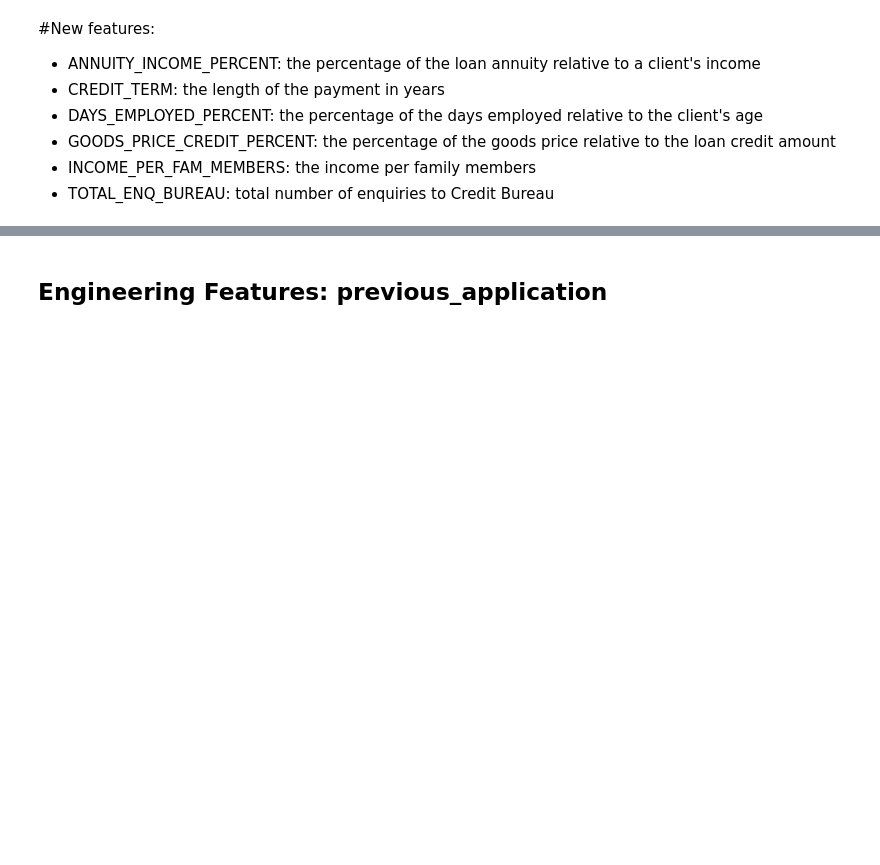
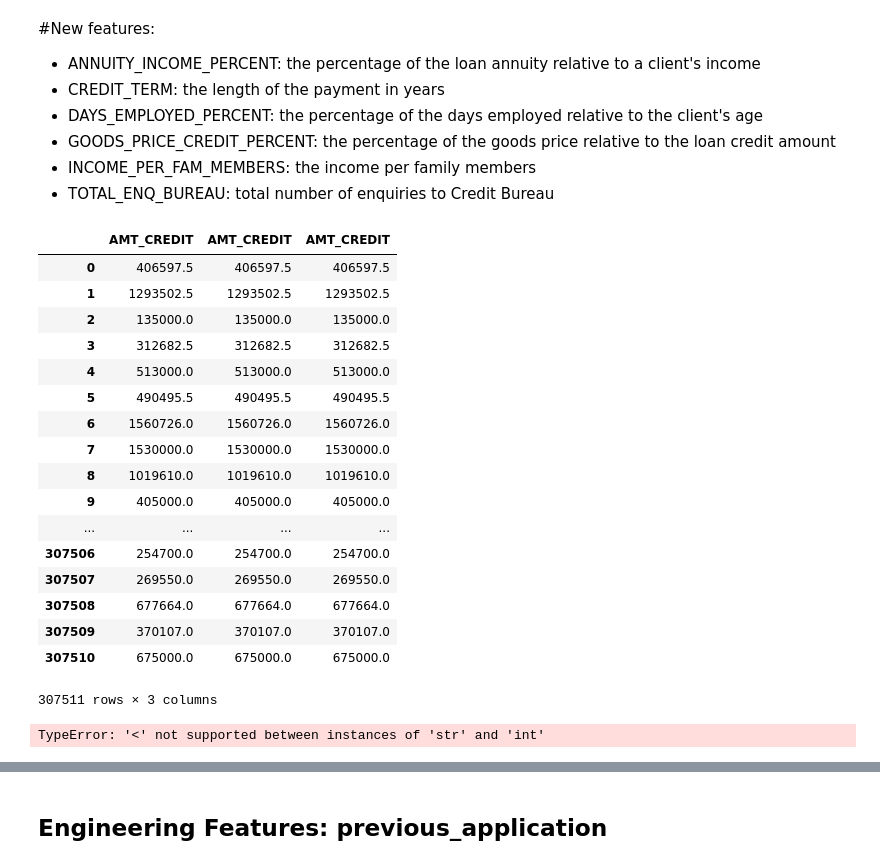
Before and after one commit to xgu1-ds/Machine-Learning-Home-Credit-Default-Risk-HCDR-, a Jupyter notebook: Phase-1/HCDR-Project_Phase_1_xin.ipynb, the cells around one changed output, grey strips where cells are left out. Saved outputs shown, nothing was run; the diff lists cells and outputs as text; code cells hidden in the pictures; blank space fills up the shorter version.

```diff
--- a/Phase-1/HCDR-Project_Phase_1_xin.ipynb
+++ b/Phase-1/HCDR-Project_Phase_1_xin.ipynb
@@ -1104 +1020,28 @@ Pre_appsDF[0:50][(Pre_appsDF["SK_ID_CURR"]==175704) & ~(Pre_appsDF["AMT_CREDIT"]
+# %%
+
+apps_train['AMT_CREDIT']
+# %% [output]
+|  | AMT_CREDIT | AMT_CREDIT | AMT_CREDIT |
+| 0 | 406597.5 | 406597.5 | 406597.5 |
+| 1 | 1293502.5 | 1293502.5 | 1293502.5 |
+| 2 | 135000.0 | 135000.0 | 135000.0 |
+| 3 | 312682.5 | 312682.5 | 312682.5 |
+| 4 | 513000.0 | 513000.0 | 513000.0 |
+| 5 | 490495.5 | 490495.5 | 490495.5 |
+| 6 | 1560726.0 | 1560726.0 | 1560726.0 |
+| 7 | 1530000.0 | 1530000.0 | 1530000.0 |
+| 8 | 1019610.0 | 1019610.0 | 1019610.0 |
+| 9 | 405000.0 | 405000.0 | 405000.0 |
+| ... | ... | ... | ... |
+| 307506 | 254700.0 | 254700.0 | 254700.0 |
+| 307507 | 269550.0 | 269550.0 | 269550.0 |
+| 307508 | 677664.0 | 677664.0 | 677664.0 |
+| 307509 | 370107.0 | 370107.0 | 370107.0 |
+| 307510 | 675000.0 | 675000.0 | 675000.0 |
+307511 rows × 3 columns
+# %%
+aa=app_add_features()
+aaa=aa.transform(apps_train)
+# %% [output]
+TypeError: '<' not supported between instances of 'str' and 'int'
 # %%
```
Also changed, not shown: parts of 70 cells of this notebook.
